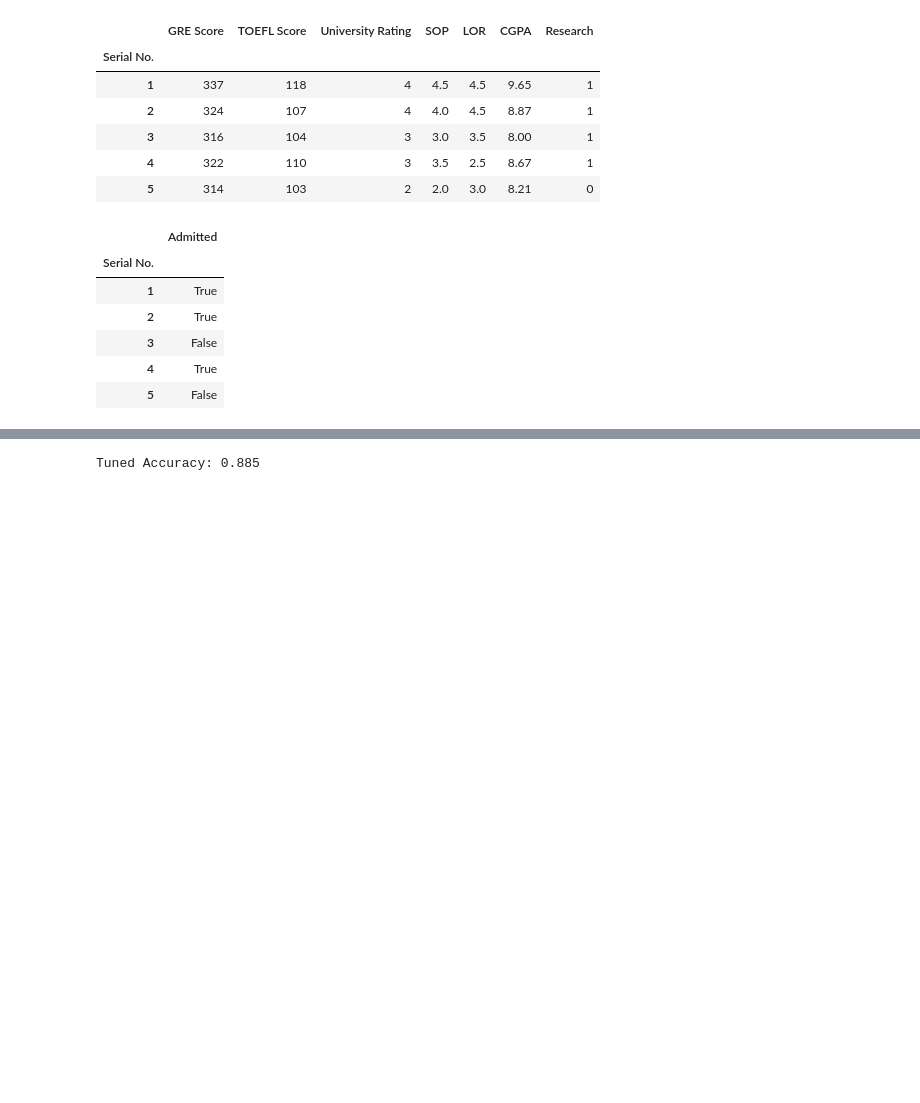
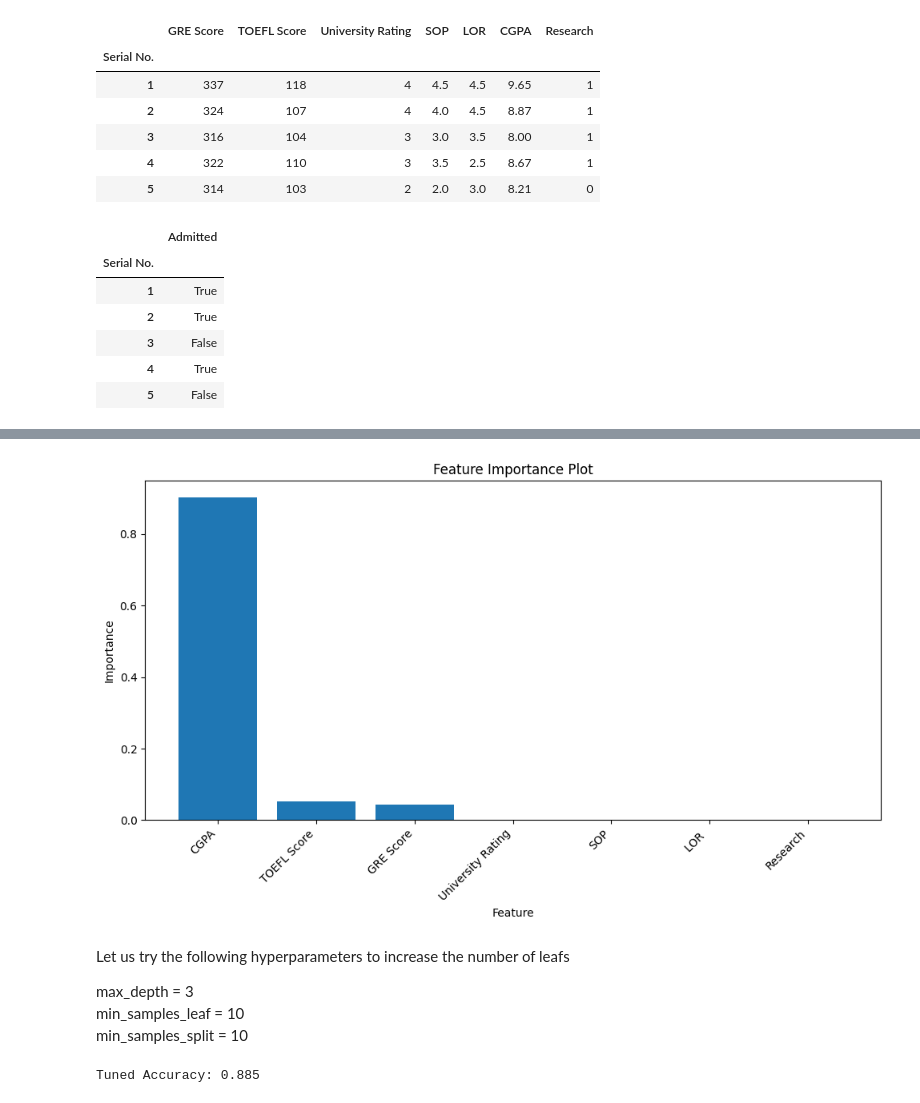
Before and after one commit to kmohan10/Decision_Tree, a Jupyter notebook: College_Admis_Decision_Tree.ipynb, the cells around one changed output, grey strips where cells are left out. Drawn from its saved outputs; the diff is of its cells as text; code cells hidden in the pictures; blank space fills up the shorter version.

```diff
--- a/College_Admis_Decision_Tree.ipynb
+++ b/College_Admis_Decision_Tree.ipynb
@@ -150,3 +274,35 @@ min_samples_split = 10
+# %%
+# prompt: Which Features are the most significant?  Represent with a plot
+
+import pandas as pd
+import matplotlib.pyplot as plt
+
+# Assuming 'best_tree_model' and 'features' are defined from the previous code
+feature_importances = best_tree_model.feature_importances_
+
+# Create a DataFrame to store feature importances
+feature_importance_df = pd.DataFrame({'Feature': features.columns, 'Importance': feature_importances})
+
+# Sort the DataFrame by importance in descending order
+feature_importance_df = feature_importance_df.sort_values(by='Importance', ascending=False)
+
+# Create a bar plot of feature importances
+plt.figure(figsize=(10, 6))
+plt.bar(feature_importance_df['Feature'], feature_importance_df['Importance'])
+plt.xlabel('Feature')
+plt.ylabel('Importance')
+plt.title('Feature Importance Plot')
+plt.xticks(rotation=45, ha='right')  # Rotate x-axis labels for better readability
+plt.tight_layout()
+plt.show()
+# %% [output]
+[figure, added]
+# %% [markdown]
+Let us try the following hyperparameters to increase the number of leafs
+
+max_depth = 3
+min_samples_leaf = 10
+min_samples_split = 10
 # %%
 # prompt: Rebuild the Decision Tree with max_depth = 3, min_samples_leaf = 10, min_samples_split = 10
 
```
Also changed, not shown: parts of 10 cells of this notebook.
